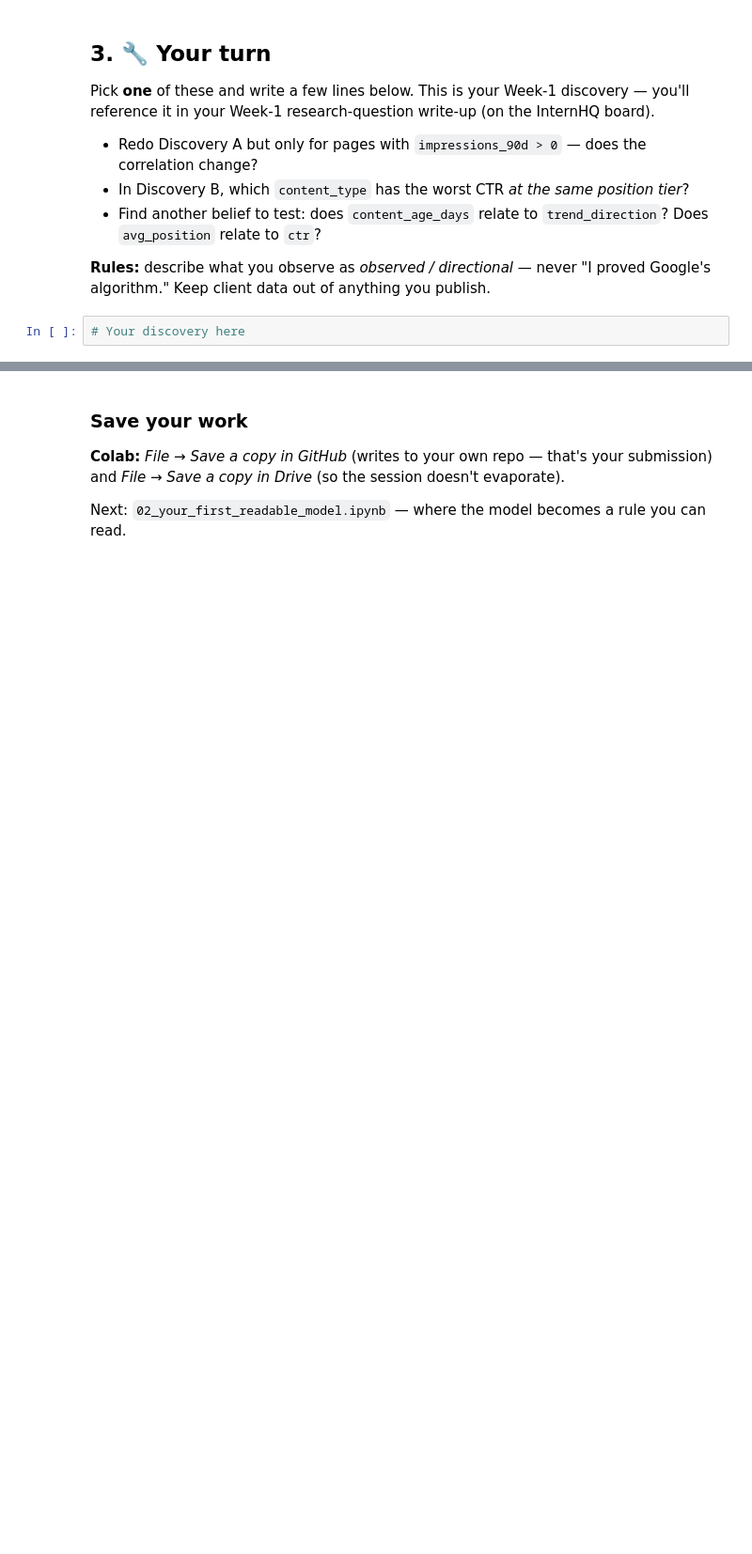
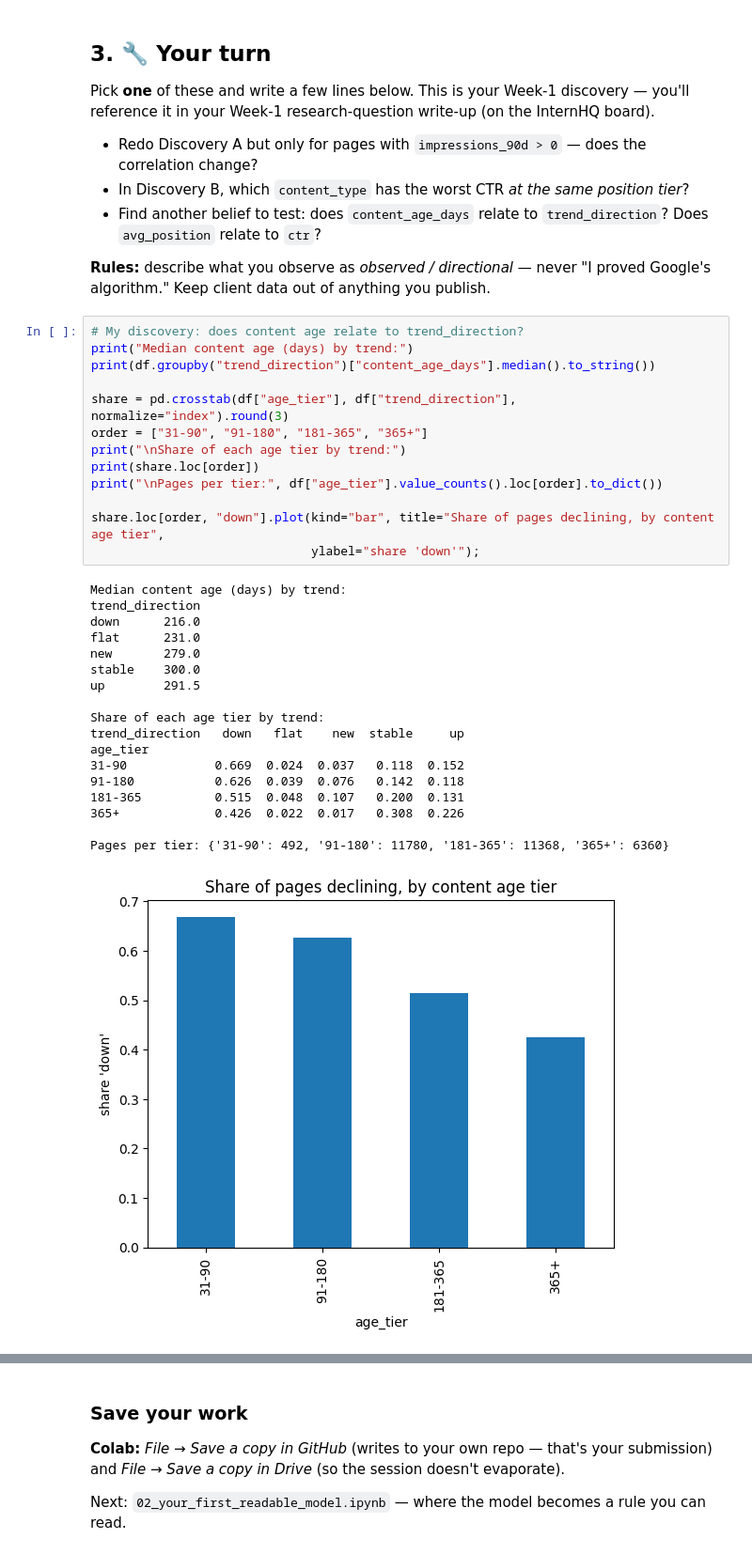
Before and after one commit to dabs254/flyrank-ml, a Jupyter notebook: notebooks/01_first_look_and_discovery.ipynb, the cells around one changed output, grey strips where cells are left out. Shown at 94% size. Drawn from its saved outputs; the diff is of its cells as text; blank space fills up the shorter version.

Commit message:
Week 1: notebook 01 + my discovery

```diff
--- a/notebooks/01_first_look_and_discovery.ipynb
+++ b/notebooks/01_first_look_and_discovery.ipynb
@@ -97,5 +153,35 @@ Pick **one** of these and write a few lines below. This is your Week-1 discovery
 - Find another belief to test: does `content_age_days` relate to `trend_direction`? Does `avg_position` relate to `ctr`?
 
 **Rules:** describe what you observe as *observed / directional* — never "I proved Google's algorithm." Keep client data out of anything you publish.
-# %%
-# Your discovery here
+# %%
+# My discovery: does content age relate to trend_direction?
+print("Median content age (days) by trend:")
+print(df.groupby("trend_direction")["content_age_days"].median().to_string())
+
+share = pd.crosstab(df["age_tier"], df["trend_direction"], normalize="index").round(3)
+order = ["31-90", "91-180", "181-365", "365+"]
+print("\nShare of each age tier by trend:")
+print(share.loc[order])
+print("\nPages per tier:", df["age_tier"].value_counts().loc[order].to_dict())
+
+share.loc[order, "down"].plot(kind="bar", title="Share of pages declining, by content age tier",
+                              ylabel="share 'down'");
+# %% [output]
+Median content age (days) by trend:
+trend_direction
+down      216.0
+flat      231.0
+new       279.0
+stable    300.0
+up        291.5
+
+Share of each age tier by trend:
+trend_direction   down   flat    new  stable     up
+age_tier
+31-90            0.669  0.024  0.037   0.118  0.152
+91-180           0.626  0.039  0.076   0.142  0.118
+181-365          0.515  0.048  0.107   0.200  0.131
+365+             0.426  0.022  0.017   0.308  0.226
+
+Pages per tier: {'31-90': 492, '91-180': 11780, '181-365': 11368, '365+': 6360}
+[figure, added]
```
Also changed, not shown: parts of 9 cells of this notebook.
